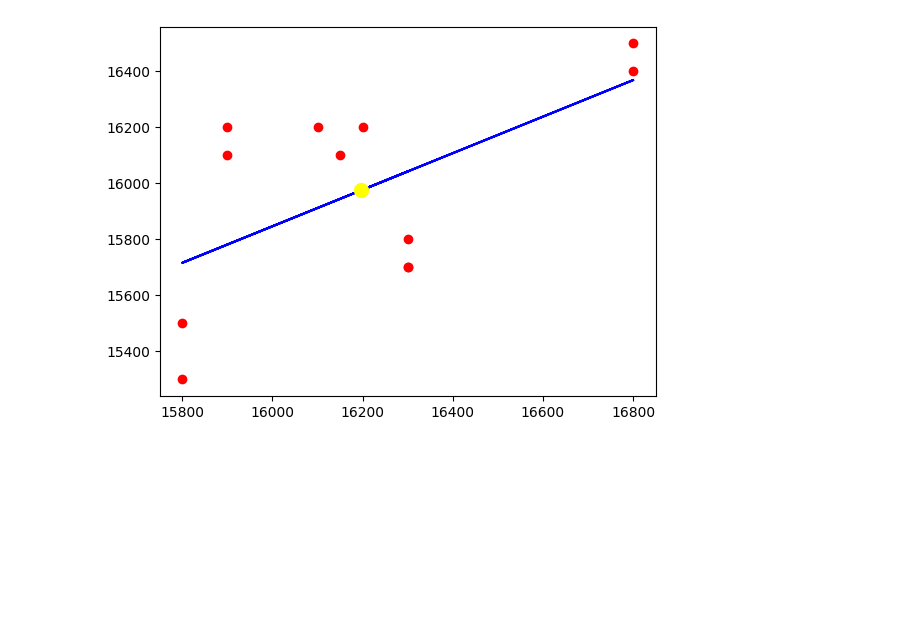
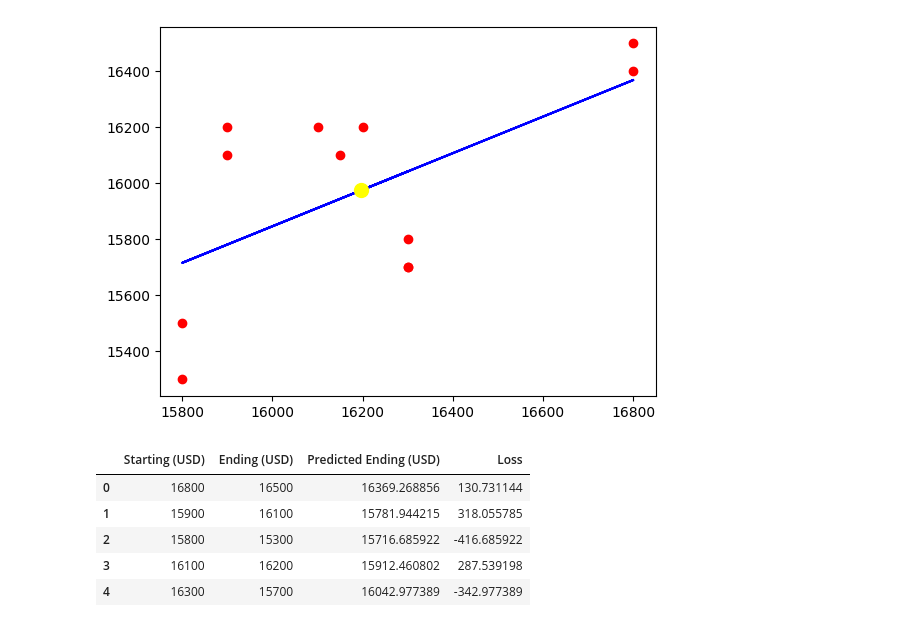
Before and after one commit to MottuqeBrid/learn-pandas, a Jupyter notebook: 4 scikit-learn.ipynb, the cells around one changed output. Cells and saved outputs as stored; diff of their text form; code cells hidden in the pictures; blank space fills up the shorter version.

```diff
--- a/4 scikit-learn.ipynb
+++ b/4 scikit-learn.ipynb
@@ -90,3 +90,14 @@ plt.plot(x.mean(),y.mean(),color="yellow",marker="o",markersize=10)
 # %% [output]
 [<matplotlib.lines.Line2D at 0x...>]
 [figure]
+# %%
+df["Predicted Ending (USD)"]=reg.predict(x)
+df["Loss"]=df["Ending (USD)"]-df["Predicted Ending (USD)"]
+df.head()
+# %% [output]
+|  | Starting (USD) | Ending (USD) | Predicted Ending (USD) | Loss |
+| 0 | 16800 | 16500 | 16369.268856 | 130.731144 |
+| 1 | 15900 | 16100 | 15781.944215 | 318.055785 |
+| 2 | 15800 | 15300 | 15716.685922 | -416.685922 |
+| 3 | 16100 | 16200 | 15912.460802 | 287.539198 |
+| 4 | 16300 | 15700 | 16042.977389 | -342.977389 |
```
Also changed, not shown: parts of 5 cells of this notebook.
